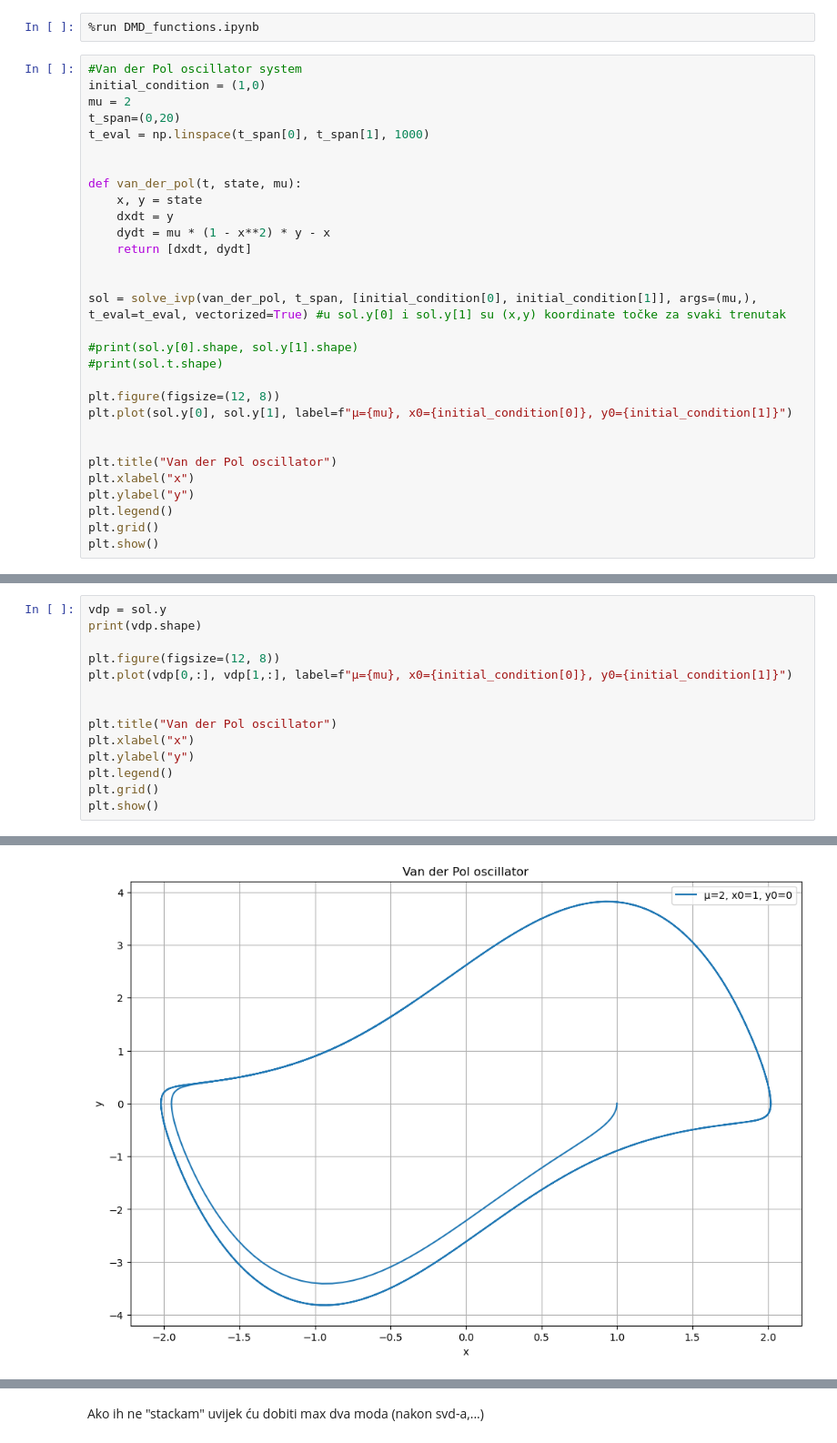
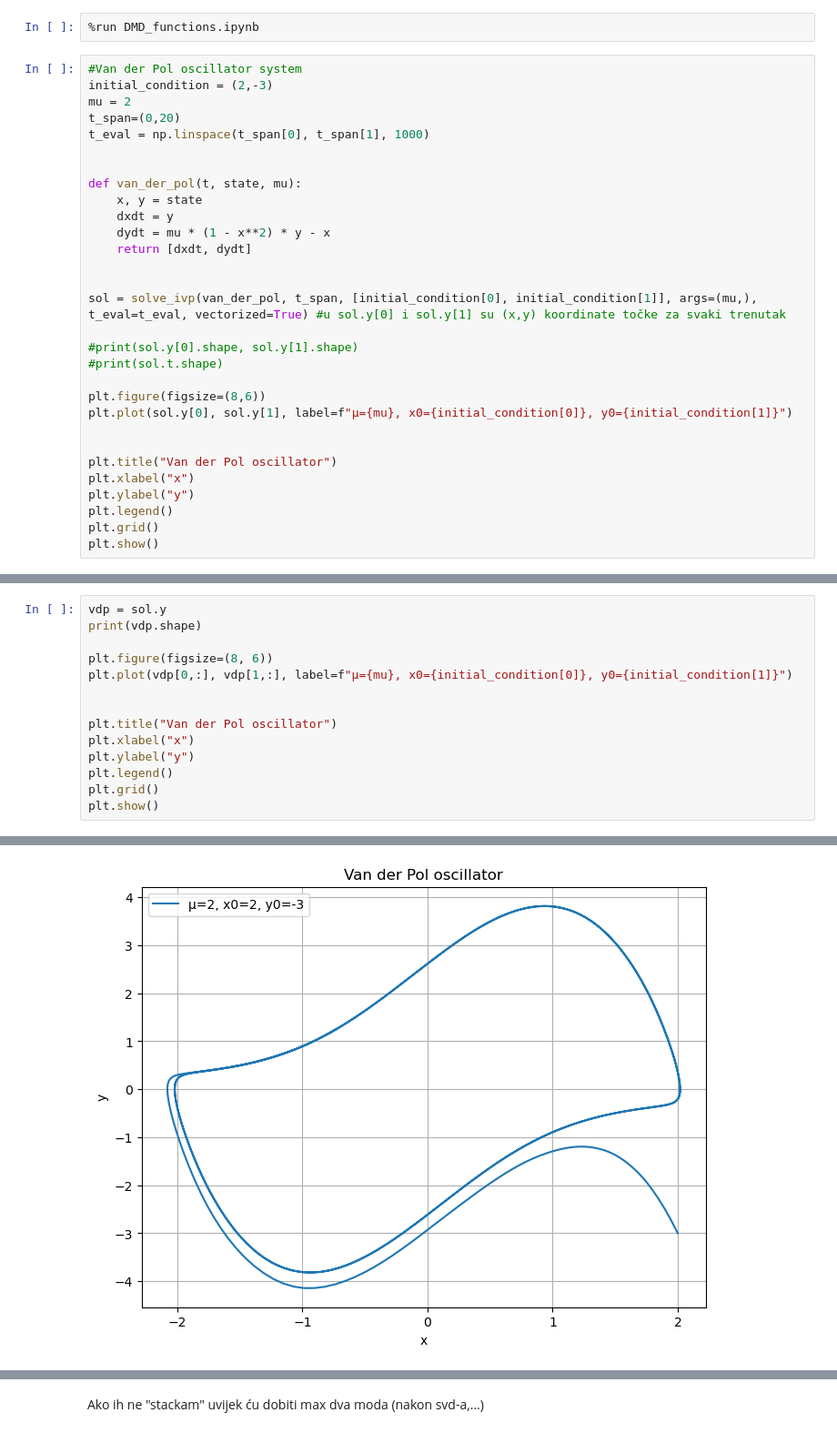
Before and after one commit to ela-d/DMD, a Jupyter notebook: vdp_example.ipynb, the cells around one changed output, grey strips where cells are left out. Shown: that part at 91% size. Saved outputs shown, nothing was run; the diff lists cells and outputs as text.

```diff
--- a/vdp_example.ipynb
+++ b/vdp_example.ipynb
@@ -7,7 +7,7 @@ import matplotlib.animation as animation
 %run DMD_functions.ipynb
 # %%
 #Van der Pol oscillator system
-initial_condition = (1,0)
+initial_condition = (2,-3)
 mu = 2
 t_span=(0,20)
 t_eval = np.linspace(t_span[0], t_span[1], 1000)
@@ -25,7 +25,7 @@ sol = solve_ivp(van_der_pol, t_span, [initial_condition[0], initial_condition[1]
 #print(sol.y[0].shape, sol.y[1].shape)
 #print(sol.t.shape)
 
-plt.figure(figsize=(12, 8))
+plt.figure(figsize=(8,6))
 plt.plot(sol.y[0], sol.y[1], label=f"μ={mu}, x0={initial_condition[0]}, y0={initial_condition[1]}")
 
 
@@ -40,20 +40,20 @@ plt.show()
 # %%
 vdp = sol.y
 print(vdp.shape)
 
-plt.figure(figsize=(12, 8))
+plt.figure(figsize=(8, 6))
 plt.plot(vdp[0,:], vdp[1,:], label=f"μ={mu}, x0={initial_condition[0]}, y0={initial_condition[1]}")
 
 
 plt.title("Van der Pol oscillator")
 plt.xlabel("x")
 plt.ylabel("y")
 plt.legend()
 plt.grid()
 plt.show()
 # %% [output]
 (2, 1000)
-[figure, old version]
+[figure, new version]
 # %%
 %matplotlib widget
 
```
Also changed, not shown: parts of 18 cells of this notebook.
